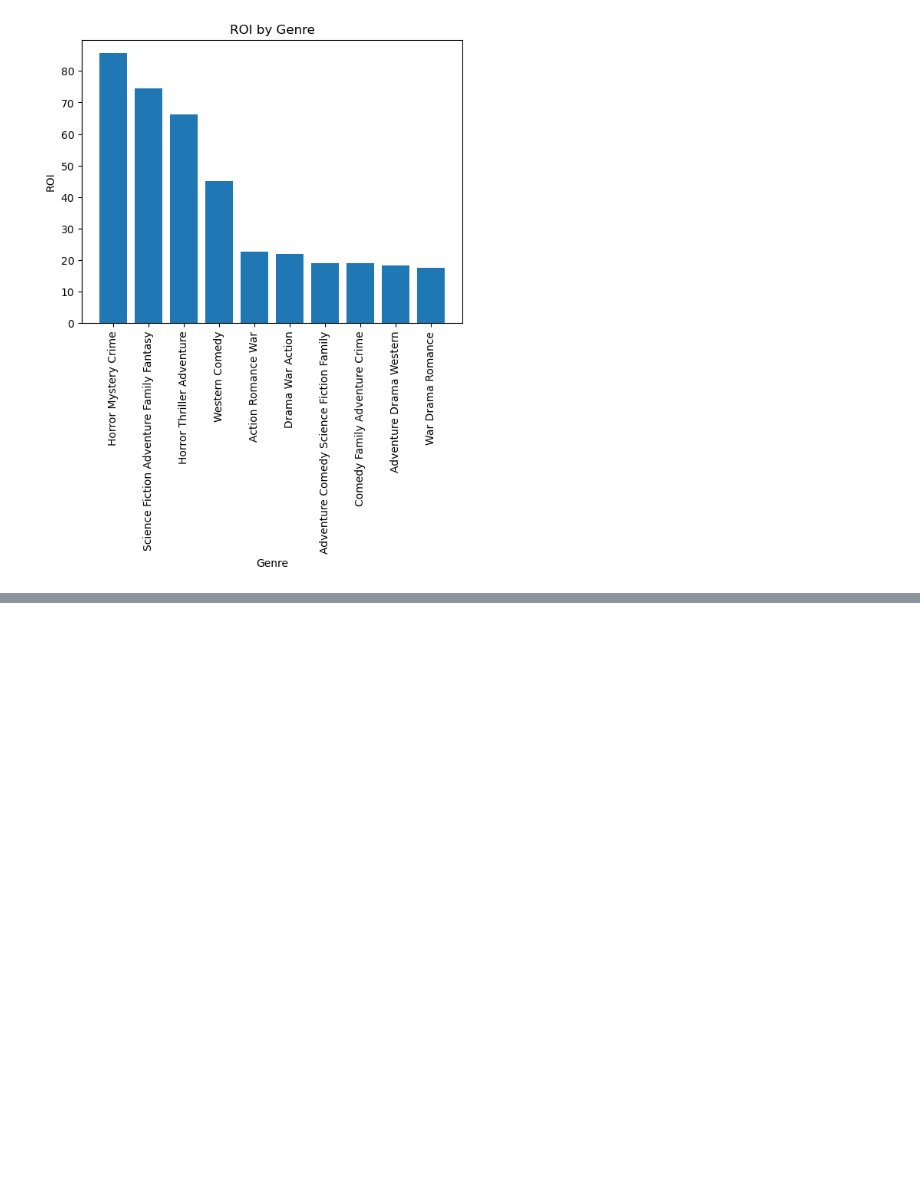
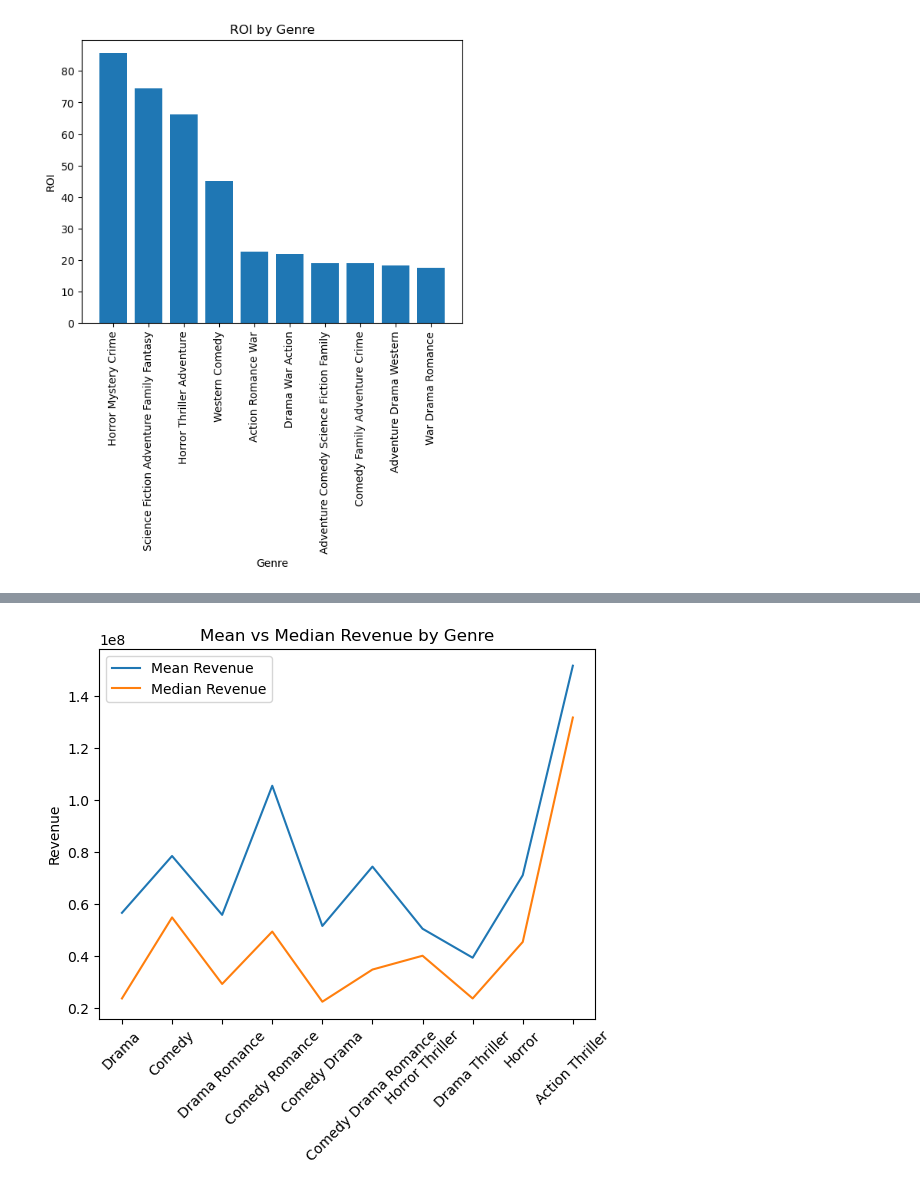
Before and after one commit to poojashelke8/Data_Science, a Jupyter notebook: Data_practice/Movie_EDA_Analysis/notebook/movie_Analysis.ipynb, the cells around one changed output, grey strips where cells are left out. Drawn from its saved outputs; the diff is of its cells as text; code cells hidden in the pictures; blank space fills up the shorter version.

```diff
--- a/Data_practice/Movie_EDA_Analysis/notebook/movie_Analysis.ipynb
+++ b/Data_practice/Movie_EDA_Analysis/notebook/movie_Analysis.ipynb
@@ -285,3 +284,22 @@ plt.xlabel('Genre')
 plt.show()
 # %% [output]
 [figure]
+# %%
+# Performing genre stability vs volatility
+
+financial_genre_risk = (
+    movie_finanace[movie_finanace['revenue']>0]
+    .groupby('genres')
+    .agg(
+        movie_count = ('title','count'),
+        mean_revenue = ('revenue','mean'),
+        median_revenue = ('revenue','median'),
+        revenue_std = ('revenue','std')
+    )
+)
+
+financial_genre_risk['mean_median_ratio']=(
+    financial_genre_risk['mean_revenue']/financial_genre_risk['median_revenue']
+)
+
+financial_genre_risk.sort_values('mean_median_ratio',ascending=False).head(10)
@@ -287,0 +319,17 @@ plt.show()
+# %%
+import matplotlib.pyplot as plt
+
+top_genres = financial_genre_risk.sort_values(
+    'movie_count', ascending=False
+).head(10)
+
+plt.figure()
+plt.plot(top_genres.index, top_genres['mean_revenue'], label='Mean Revenue')
+plt.plot(top_genres.index, top_genres['median_revenue'], label='Median Revenue')
+plt.xticks(rotation=45)
+plt.title('Mean vs Median Revenue by Genre')
+plt.ylabel('Revenue')
+plt.legend()
+plt.show()
+# %% [output]
+[figure, added]
```
Also changed, not shown: parts of 11 cells of this notebook, 1 other file.
